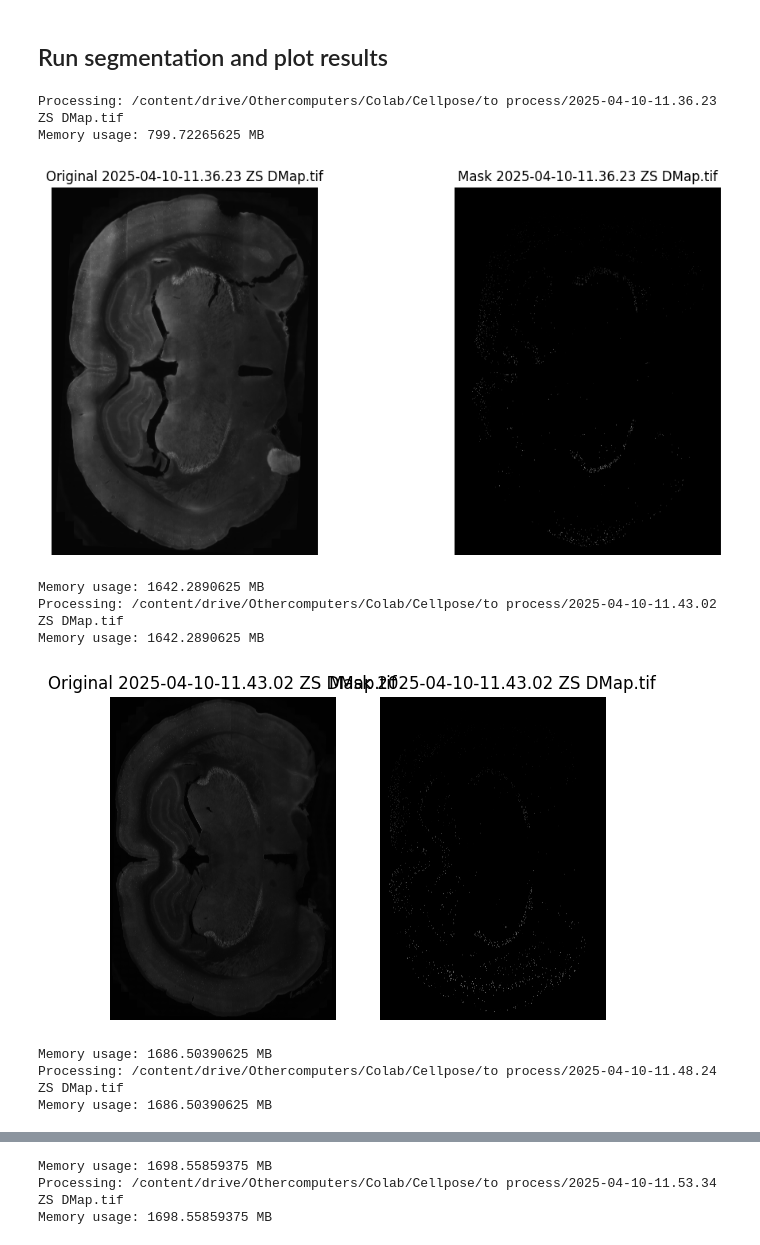
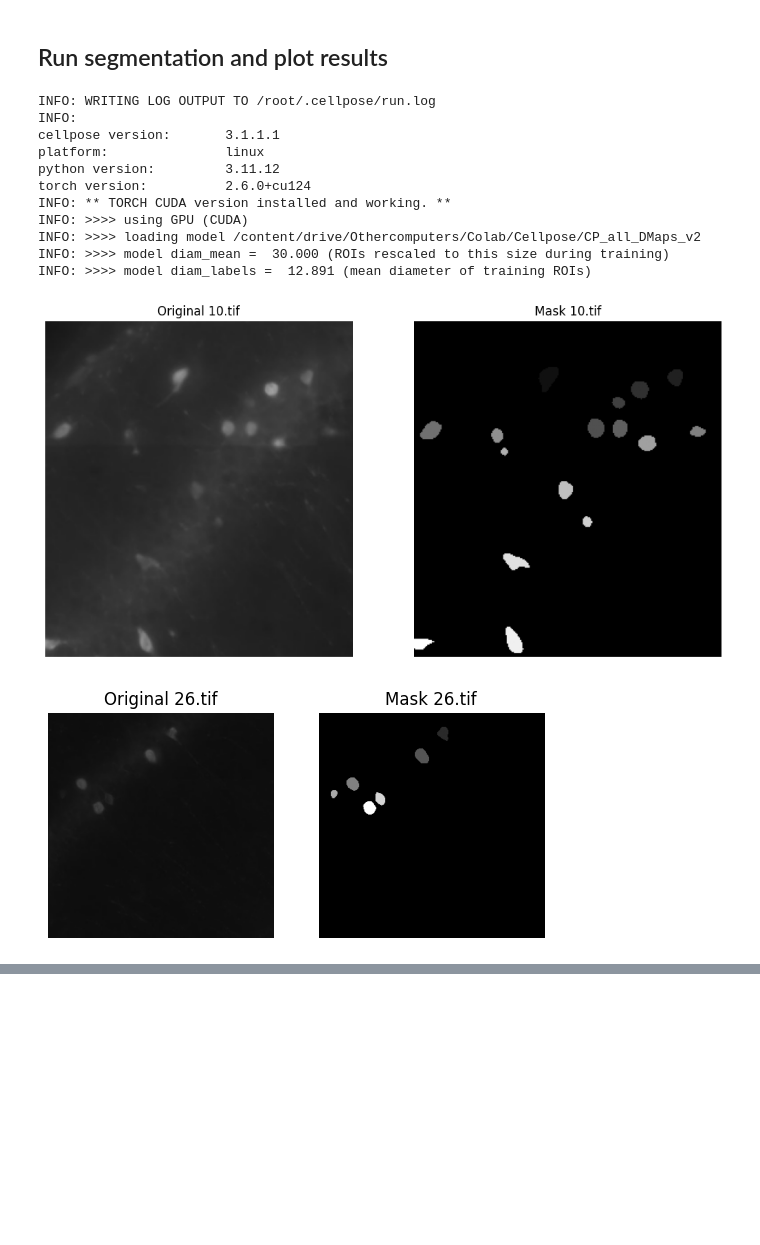
Before and after one commit to jdraffin/cellpose, a Jupyter notebook: notebooks/run_cellpose3.ipynb, the cells around one changed output, grey strips where cells are left out. Saved outputs shown, nothing was run; the diff lists cells and outputs as text; code cells hidden in the pictures; blank space fills up the shorter version.

```diff
--- a/notebooks/run_cellpose3.ipynb
+++ b/notebooks/run_cellpose3.ipynb
@@ -92,7 +94,7 @@ from cellpose.io import imread
 mpl.rcParams['figure.dpi'] = 100  # lower resolution for faster rendering
 
 # Path to your image folder
-image_dir = "/content/drive/Othercomputers/Colab/Cellpose/to process"
+image_dir = "/content/drive/Othercomputers/Colab/to process"
 
 # Load all .tif and .tiff files
 image_files = sorted(glob(os.path.join(image_dir, "*.tif")) +
@@ -122,30 +125,42 @@ plt.show()
 # %%
 import os
 import glob
-import shutil
 from cellpose import models, io
 from cellpose.io import imread
-import numpy as np
 import matplotlib.pyplot as plt
-import matplotlib as mpl
-from google.colab import drive
 import gc
-import psutil
-import os
 
-# Set up logging
+import logging
+import sys
+
+# Clear previous handlers
+logger = logging.getLogger()
+if logger.hasHandlers():
+    logger.handlers.clear()
+
+# Set log level to INFO or DEBUG (your choice)
+logger.setLevel(logging.INFO)
+
+# Create handler that prints to notebook output
+handler = logging.StreamHandler(sys.stdout)
+formatter = logging.Formatter('%(levelname)s: %(message)s')
+handler.setFormatter(formatter)
+logger.addHandler(handler)
+
+# Now configure Cellpose logger
+from cellpose import io
 io.logger_setup()
 
-# Reuse the image directory from the first code block
-image_dir = "/content/drive/Othercomputers/Colab/Cellpose/to process"
+# Define image directory
+image_dir = "/content/drive/Othercomputers/Colab/test2"
 
 # Find all .tif and .tiff files
 files_list = sorted(glob.glob(os.path.join(image_dir, '*.tif')) + glob.glob(os.path.join(image_dir, '*.tiff')))
 
-# Use grayscale channels (assuming one channel per image)
+# Use greyscale channels (assuming one channel per image)
 channels = [[0, 0]] * len(files_list)  # [0, 0] for grayscale
 
-# Define the path to your pretrained model on Google Drive
+# Define the path to your pretrained model
 model_path = '/content/drive/Othercomputers/Colab/Cellpose/CP_all_DMaps_v2'
 
 # Load your custom pretrained model
@@ -154,70 +169,68 @@ model = models.CellposeModel(pretrained_model=model_path, gpu=True)
 # Create a figure for live plotting
 plt.figure(figsize=(12, 6))  # Adjust the figure size as needed
 
-# Function to monitor memory usage
-def print_memory_usage():
-    process = psutil.Process(os.getpid())
-    print(f"Memory usage: {process.memory_info().rss / (1024 * 1024)} MB")
+# Force garbage collection to free up memory
+gc.collect()
 
 # Loop over each image file and process them
 for chan, filename in zip(channels, files_list):
     try:
-        print(f"Processing: {filename}")
-
         # Load the image (one at a time)
         img = imread(filename)
 
         # Run inference with your pretrained model
         masks, flows, styles = model.eval(img, diameter=None, channels=chan)
 
-        # Get the full base name without the extension, preserving any periods
+        # Get the full base name without the extension
         base_name = os.path.splitext(os.path.basename(filename))[0]
 
-        # Save Cellpose GUI-compatible outputs (including seg.npy)
-        seg_path = os.path.join(image_dir, f"{base_name}_seg.npy")
-        io.masks_flows_to_seg(img, masks, flows, seg_path, channels=chan, diams=None)
+        # Save Cellpose GUI-compatible outputs
+        io.masks_flows_to_seg(img, masks, flows, filename, channels=chan, diams=None)
 
         # Save ImageJ-compatible ROIs
-        roi_path = os.path.join(image_dir, f"{base_name}_rois.zip")
+        roi_path = os.path.join(image_dir, f"{os.path.basename(filename)}_rois")
         io.save_rois(masks, roi_path)
 
         # Live plot: show original image and mask side by side
         plt.clf()  # Clear the previous figure
         original_img = imread(filename)
 
         # Plot the original image
         plt.subplot(1, 2, 1)
         plt.imshow(original_img.squeeze(), cmap="gray")
         plt.title(f"Original {os.path.basename(filename)}")
         plt.axis('off')
 
         # Plot the mask
         plt.subplot(1, 2, 2)
         plt.imshow(masks.squeeze(), cmap="gray")
         plt.title(f"Mask {os.path.basename(filename)}")
         plt.axis('off')
 
         plt.draw()  # Draw the updated figure
         plt.pause(1)  # Pause to allow the plot to update (1 second)
 
         # Release memory after processing each image
         del img, masks, flows, styles
 
         # Force garbage collection to free up memory
         gc.collect()
 
     except Exception as e:
         print(f"Error processing {filename}: {e}")
 
 plt.show()  # Finalize the plotting after the loop completes
 # %% [output]
-Processing: /content/drive/Othercomputers/Colab/Cellpose/to process/2025-04-10-11.36.23 ZS DMap.tif
-Memory usage: 799.72265625 MB
+INFO: WRITING LOG OUTPUT TO /root/.cellpose/run.log
+INFO:
+cellpose version:       3.1.1.1
+platform:               linux
+python version:         3.11.12
+torch version:          2.6.0+cu124
+INFO: ** TORCH CUDA version installed and working. **
+INFO: >>>> using GPU (CUDA)
+INFO: >>>> loading model /content/drive/Othercomputers/Colab/Cellpose/CP_all_DMaps_v2
+INFO: >>>> model diam_mean =  30.000 (ROIs rescaled to this size during training)
+INFO: >>>> model diam_labels =  12.891 (mean diameter of training ROIs)
-[figure, old version]
+[figure, new version]
-Memory usage: 1642.2890625 MB
-Processing: /content/drive/Othercomputers/Colab/Cellpose/to process/2025-04-10-11.43.02 ZS DMap.tif
-Memory usage: 1642.2890625 MB
-[figure, old version]
+[figure, new version]
-Memory usage: 1686.50390625 MB
-Processing: /content/drive/Othercomputers/Colab/Cellpose/to process/2025-04-10-11.48.24 ZS DMap.tif
-Memory usage: 1686.50390625 MB
@@ -225,3 +237,0 @@ Memory usage: 1686.50390625 MB
-Memory usage: 1698.55859375 MB
-Processing: /content/drive/Othercomputers/Colab/Cellpose/to process/2025-04-10-11.53.34 ZS DMap.tif
-Memory usage: 1698.55859375 MB
```
Also changed, not shown: parts of 3 cells of this notebook.
